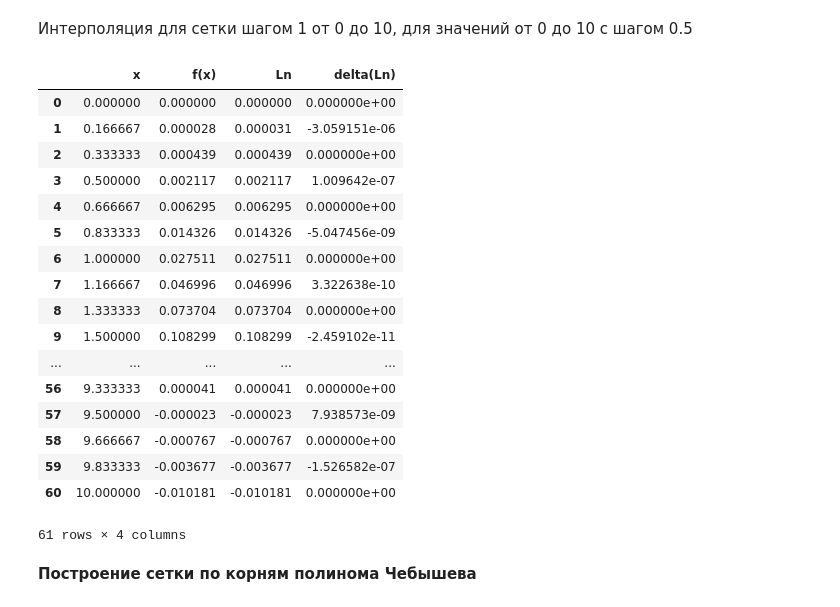
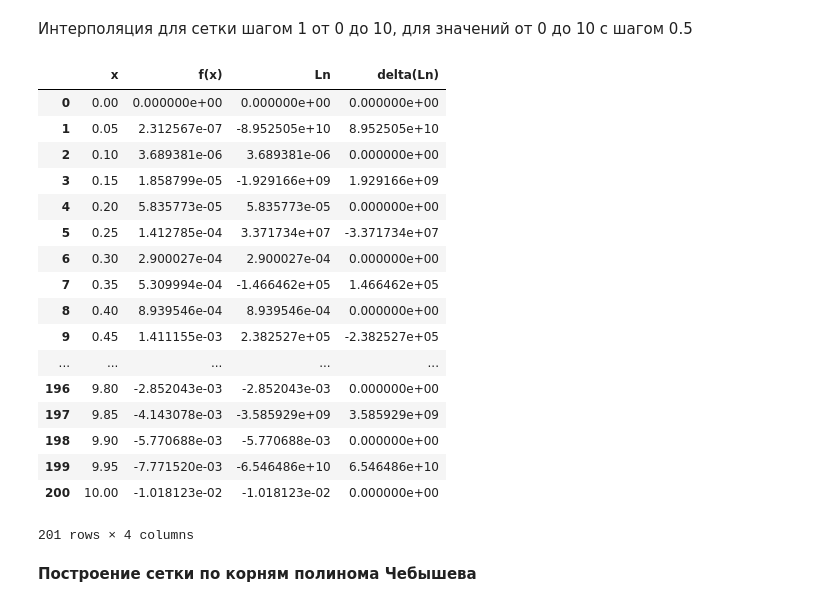
Before and after one commit to neverSleepingOwl/calculus, a Jupyter notebook: lab_1.ipynb, the cells around one changed output. Drawn from its saved outputs; the diff is of its cells as text; code cells hidden in the pictures.

```diff
--- a/lab_1.ipynb
+++ b/lab_1.ipynb
@@ -114,28 +114,28 @@ def get_interpolation_result(f, interpol_net, check_net):
 # %% [markdown]
 Интерполяция для сетки шагом 1 от 0 до 10, для значений от 0 до 10 с шагом 0.5
 # %%
-interpol_net = get_interpolation_net(0, 10, 30)
+interpol_net = get_interpolation_net(0, 10, 100)
 normal_net_inter = get_interpolation_result(f, interpol_net, get_check_net(interpol_net))
 normal_net_inter
 # %% [output]
 |  | x | f(x) | Ln | delta(Ln) |
-| 0 | 0.000000 | 0.000000 | 0.000000 | 0.000000e+00 |
-| 1 | 0.166667 | 0.000028 | 0.000031 | -3.059151e-06 |
-| 2 | 0.333333 | 0.000439 | 0.000439 | 0.000000e+00 |
-| 3 | 0.500000 | 0.002117 | 0.002117 | 1.009642e-07 |
-| 4 | 0.666667 | 0.006295 | 0.006295 | 0.000000e+00 |
-| 5 | 0.833333 | 0.014326 | 0.014326 | -5.047456e-09 |
-| 6 | 1.000000 | 0.027511 | 0.027511 | 0.000000e+00 |
-| 7 | 1.166667 | 0.046996 | 0.046996 | 3.322638e-10 |
-| 8 | 1.333333 | 0.073704 | 0.073704 | 0.000000e+00 |
-| 9 | 1.500000 | 0.108299 | 0.108299 | -2.459102e-11 |
+| 0 | 0.00 | 0.000000e+00 | 0.000000e+00 | 0.000000e+00 |
+| 1 | 0.05 | 2.312567e-07 | -8.952505e+10 | 8.952505e+10 |
+| 2 | 0.10 | 3.689381e-06 | 3.689381e-06 | 0.000000e+00 |
+| 3 | 0.15 | 1.858799e-05 | -1.929166e+09 | 1.929166e+09 |
+| 4 | 0.20 | 5.835773e-05 | 5.835773e-05 | 0.000000e+00 |
+| 5 | 0.25 | 1.412785e-04 | 3.371734e+07 | -3.371734e+07 |
+| 6 | 0.30 | 2.900027e-04 | 2.900027e-04 | 0.000000e+00 |
+| 7 | 0.35 | 5.309994e-04 | -1.466462e+05 | 1.466462e+05 |
+| 8 | 0.40 | 8.939546e-04 | 8.939546e-04 | 0.000000e+00 |
+| 9 | 0.45 | 1.411155e-03 | 2.382527e+05 | -2.382527e+05 |
 | ... | ... | ... | ... | ... |
-| 56 | 9.333333 | 0.000041 | 0.000041 | 0.000000e+00 |
-| 57 | 9.500000 | -0.000023 | -0.000023 | 7.938573e-09 |
-| 58 | 9.666667 | -0.000767 | -0.000767 | 0.000000e+00 |
-| 59 | 9.833333 | -0.003677 | -0.003677 | -1.526582e-07 |
-| 60 | 10.000000 | -0.010181 | -0.010181 | 0.000000e+00 |
+| 196 | 9.80 | -2.852043e-03 | -2.852043e-03 | 0.000000e+00 |
+| 197 | 9.85 | -4.143078e-03 | -3.585929e+09 | 3.585929e+09 |
+| 198 | 9.90 | -5.770688e-03 | -5.770688e-03 | 0.000000e+00 |
+| 199 | 9.95 | -7.771520e-03 | -6.546486e+10 | 6.546486e+10 |
+| 200 | 10.00 | -1.018123e-02 | -1.018123e-02 | 0.000000e+00 |
-61 rows × 4 columns
+201 rows × 4 columns
 # %% [markdown]
 **Построение сетки по корням полинома Чебышева**
 # %% [markdown]
```
Also changed, not shown: parts of 3 cells of this notebook, 2 other files.
